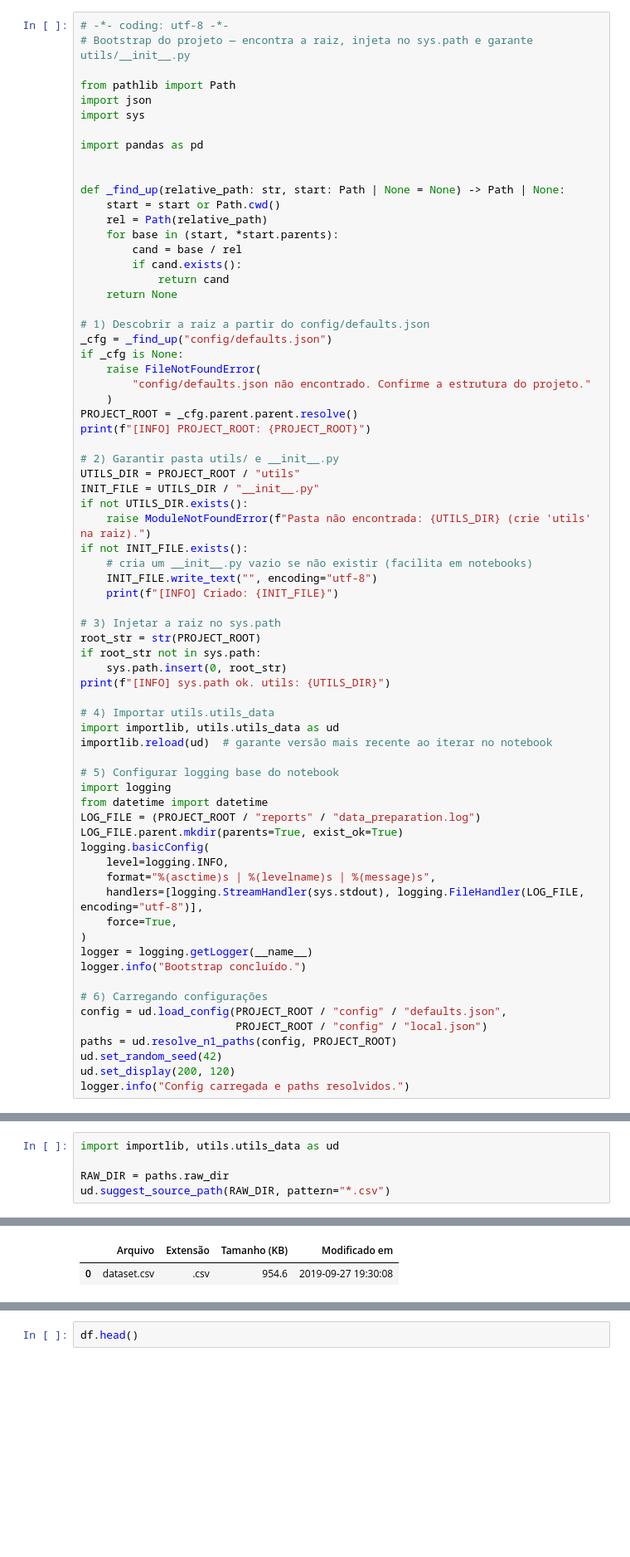
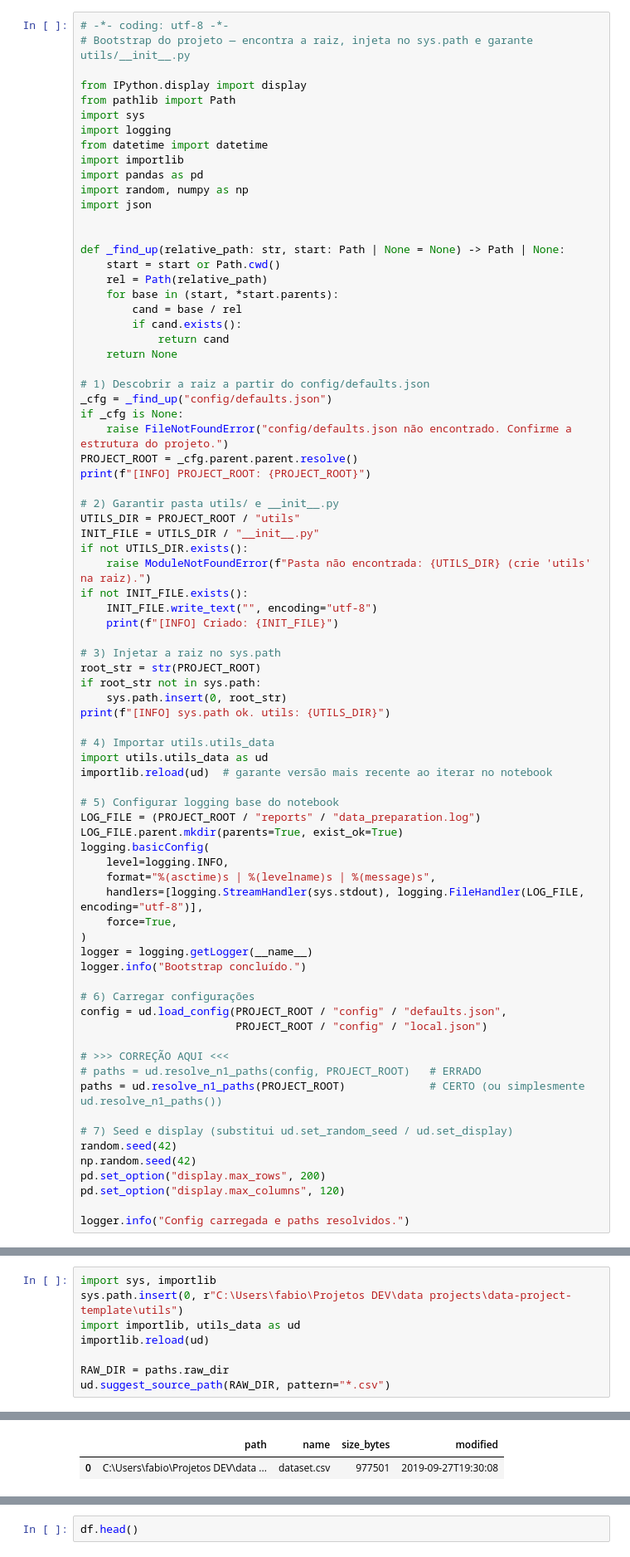
Before and after one commit to FabioAguiar/data-project-template, a Jupyter notebook: notebooks/01_data_preparation_template.ipynb, the cells around one changed output, grey strips where cells are left out. Shown at 83% size. Drawn from its saved outputs; the diff is of its cells as text; blank space fills up the shorter version.

```diff
--- a/notebooks/01_data_preparation_template.ipynb
+++ b/notebooks/01_data_preparation_template.ipynb
@@ -81,11 +81,15 @@ Ao final desta célula:
 # -*- coding: utf-8 -*-
 # Bootstrap do projeto — encontra a raiz, injeta no sys.path e garante utils/__init__.py
 
+from IPython.display import display
 from pathlib import Path
+import sys
+import logging
+from datetime import datetime
+import importlib
+import pandas as pd
+import random, numpy as np
 import json
-import sys
-
-import pandas as pd
 
 
 def _find_up(relative_path: str, start: Path | None = None) -> Path | None:
@@ -100,9 +104,7 @@ def _find_up(relative_path: str, start: Path | None = None) -> Path | None:
 # 1) Descobrir a raiz a partir do config/defaults.json
 _cfg = _find_up("config/defaults.json")
 if _cfg is None:
-    raise FileNotFoundError(
-        "config/defaults.json não encontrado. Confirme a estrutura do projeto."
-    )
+    raise FileNotFoundError("config/defaults.json não encontrado. Confirme a estrutura do projeto.")
 PROJECT_ROOT = _cfg.parent.parent.resolve()
 print(f"[INFO] PROJECT_ROOT: {PROJECT_ROOT}")
 
@@ -112,7 +114,6 @@ INIT_FILE = UTILS_DIR / "__init__.py"
 if not UTILS_DIR.exists():
     raise ModuleNotFoundError(f"Pasta não encontrada: {UTILS_DIR} (crie 'utils' na raiz).")
 if not INIT_FILE.exists():
-    # cria um __init__.py vazio se não existir (facilita em notebooks)
     INIT_FILE.write_text("", encoding="utf-8")
     print(f"[INFO] Criado: {INIT_FILE}")
 
@@ -123,12 +124,10 @@ if root_str not in sys.path:
 print(f"[INFO] sys.path ok. utils: {UTILS_DIR}")
 
 # 4) Importar utils.utils_data
-import importlib, utils.utils_data as ud
+import utils.utils_data as ud
 importlib.reload(ud)  # garante versão mais recente ao iterar no notebook
 
 # 5) Configurar logging base do notebook
-import logging
-from datetime import datetime
 LOG_FILE = (PROJECT_ROOT / "reports" / "data_preparation.log")
 LOG_FILE.parent.mkdir(parents=True, exist_ok=True)
 logging.basicConfig(
@@ -140,12 +139,20 @@ logging.basicConfig(
 logger = logging.getLogger(__name__)
 logger.info("Bootstrap concluído.")
 
-# 6) Carregando configurações
+# 6) Carregar configurações
 config = ud.load_config(PROJECT_ROOT / "config" / "defaults.json",
                         PROJECT_ROOT / "config" / "local.json")
-paths = ud.resolve_n1_paths(config, PROJECT_ROOT)
-ud.set_random_seed(42)
-ud.set_display(200, 120)
+
+# >>> CORREÇÃO AQUI <<<
+# paths = ud.resolve_n1_paths(config, PROJECT_ROOT)   # ERRADO
+paths = ud.resolve_n1_paths(PROJECT_ROOT)             # CERTO (ou simplesmente ud.resolve_n1_paths())
+
+# 7) Seed e display (substitui ud.set_random_seed / ud.set_display)
+random.seed(42)
+np.random.seed(42)
+pd.set_option("display.max_rows", 200)
+pd.set_option("display.max_columns", 120)
+
 logger.info("Config carregada e paths resolvidos.")
 # %% [output]
 [INFO] PROJECT_ROOT: C:\Users\fabio\Projetos DEV\data projects\data-project-template
@@ -248,7 +260,10 @@ Após definir as fontes, o bloco final realiza uma checagem simples:
 >- Não há necessidade de alterar outros blocos do notebook — apenas o `SOURCES` e, se necessário, os merges.
 >- Ideal para projetos exploratórios e notebooks reutilizáveis em diferentes datasets.
 # %%
-import importlib, utils.utils_data as ud
+import sys, importlib
+sys.path.insert(0, r"C:\Users\fabio\Projetos DEV\data projects\data-project-template\utils")
+import importlib, utils_data as ud
+importlib.reload(ud)
 
 RAW_DIR = paths.raw_dir
 ud.suggest_source_path(RAW_DIR, pattern="*.csv")
@@ -257,5 +273,5 @@ ud.suggest_source_path(RAW_DIR, pattern="*.csv")
-|  | Arquivo | Extensão | Tamanho (KB) | Modificado em |
-| 0 | dataset.csv | .csv | 954.6 | 2019-09-27 19:30:08 |
+|  | path | name | size_bytes | modified |
+| 0 | C:\Users\fabio\Projetos DEV\data ... | dataset.csv | 977501 | 2019-09-27T19:30:08 |
 # %%
 # Obs: só alterar este bloco quando precisar mudar os arquivos ou as chaves de junção.
 
```
Also changed, not shown: parts of 11 cells of this notebook, 7 other files.
